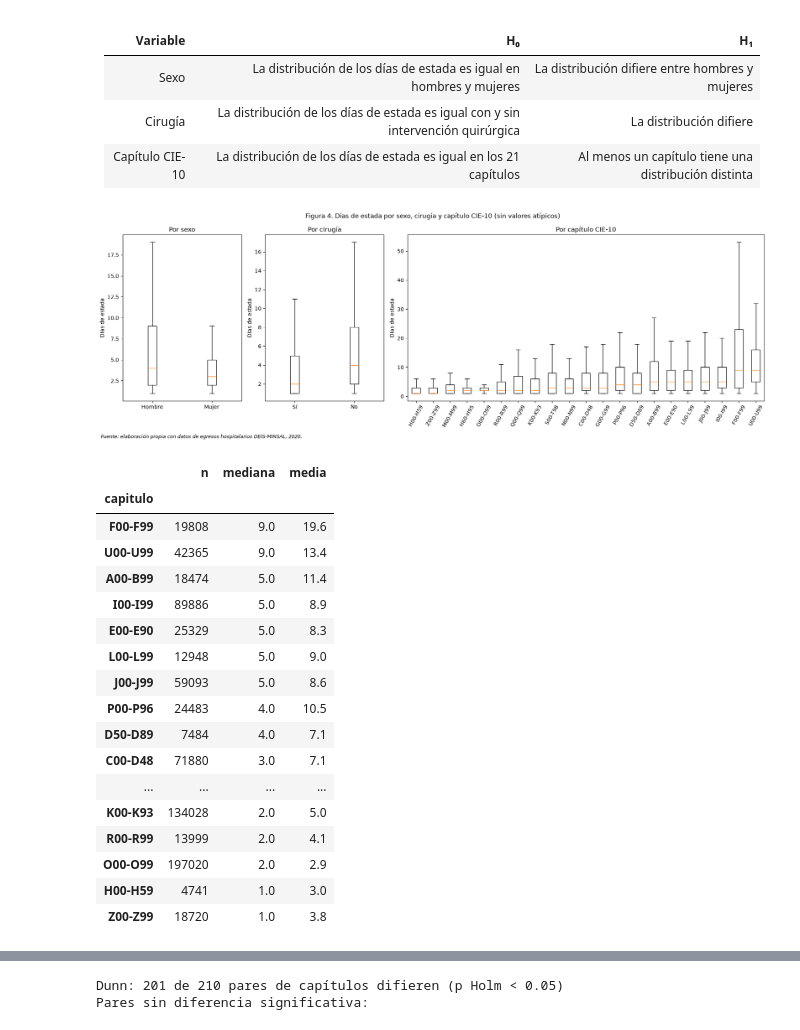
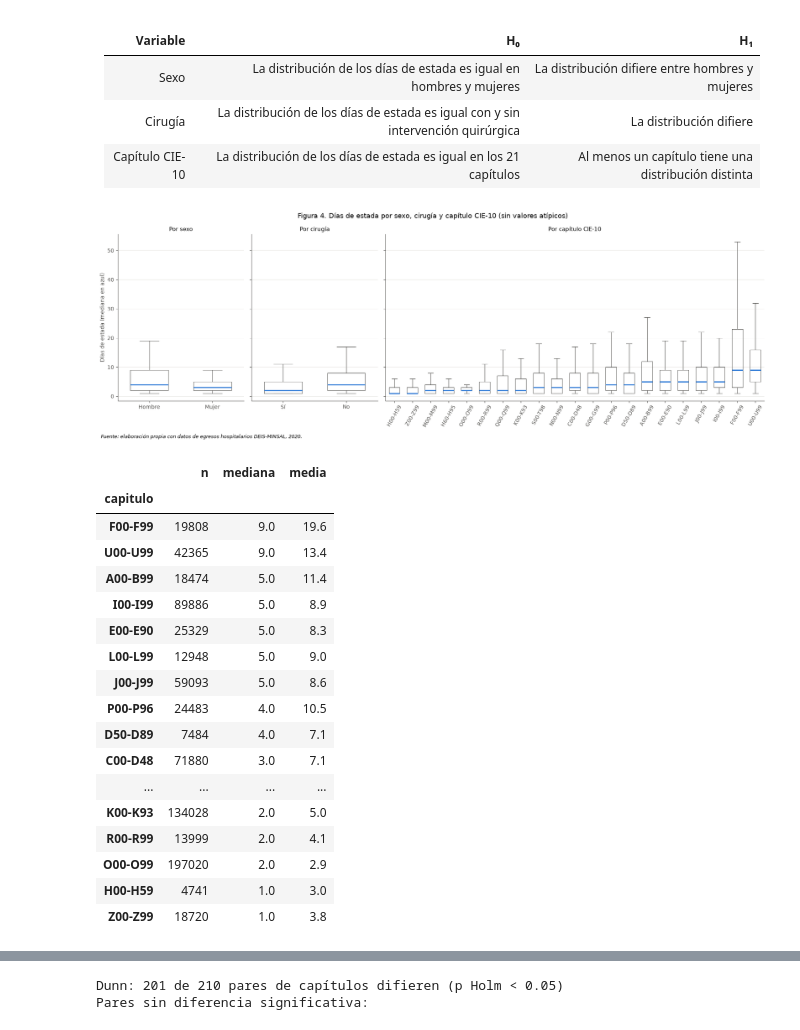
Before and after one commit to Francogogo/Analisis-de-datos-PROYECTO-, a Jupyter notebook: avance1.ipynb, the cells around one changed output, grey strips where cells are left out. Drawn from its saved outputs; the diff is of its cells as text; code cells hidden in the pictures.

```diff
--- a/avance1.ipynb
+++ b/avance1.ipynb
@@ -162,6 +162,14 @@ ALPHA = 0.05
 rng = np.random.default_rng(2026)
 DATA = Path("data/raw")
 FUENTE = "Fuente: elaboración propia con datos de egresos hospitalarios DEIS-MINSAL, 2020."
+
+AZUL, GRIS, GRIS_TEXTO = "#2a78d6", "#c9c8c3", "#52514e"
+plt.rcParams.update({
+    "axes.spines.top": False, "axes.spines.right": False, "axes.edgecolor": GRIS_TEXTO, "axes.linewidth": 0.8,
+    "axes.grid": True, "axes.grid.axis": "y", "axes.axisbelow": True, "grid.color": "#e5e4e0", "grid.linewidth": 0.6,
+    "axes.labelcolor": GRIS_TEXTO, "xtick.color": GRIS_TEXTO, "ytick.color": GRIS_TEXTO,
+    "axes.titlesize": 11, "figure.titlesize": 13,
+})
 
 def miles(n):
     return f"{n:,}".replace(",", ".")
@@ -244,10 +252,12 @@ tabla_normalidad = pd.DataFrame([normalidad(df["dias_estada"], "dias_estada"),
                                  normalidad(df["edad"], "edad")])
 
 fig, ax = plt.subplots(2, 2, figsize=(12, 8))
-ax[0, 0].hist(df["dias_estada"].clip(upper=60), bins=60, color="#4C72B0")
-ax[0, 0].set_title("Histograma: días de estada (recortado en 60)")
+sobre_60 = (df["dias_estada"] > 60).mean()
+ax[0, 0].hist(df["dias_estada"], bins=np.arange(0.5, 61.5), color=AZUL, edgecolor="white", linewidth=0.3)
+ax[0, 0].set_title(f"Días de estada (hasta 60; el {100 * sobre_60:.1f} % supera 60)".replace(".", ","))
 ax[0, 0].set_xlabel("Días de estada"); ax[0, 0].set_ylabel("Egresos")
-df["tramo_edad"].value_counts(sort=False).plot(kind="bar", ax=ax[0, 1], color="#4C72B0", width=0.9)
+conteo_edad = df["tramo_edad"].value_counts(sort=False)
+ax[0, 1].bar(conteo_edad.index.astype(str), conteo_edad.values, color=AZUL, width=0.85)
 ax[0, 1].set_title("Egresos por tramo de edad")
 ax[0, 1].set_xlabel("Tramo de edad (años)"); ax[0, 1].set_ylabel("Egresos")
 plt.setp(ax[0, 1].get_xticklabels(), rotation=45, ha="right")
@@ -256,6 +266,9 @@ ax[1, 0].set_title("Q-Q normal: días de estada")
 stats.probplot(rng.choice(df["edad"].values, 5000, replace=False), plot=ax[1, 1])
 ax[1, 1].set_title("Q-Q normal: edad")
 for a_ in ax[1]:
+    puntos, recta = a_.get_lines()
+    puntos.set(marker="o", markersize=2.5, markerfacecolor=AZUL, markeredgecolor="none", alpha=0.5)
+    recta.set(color=GRIS_TEXTO, linewidth=1.2)
     a_.set_xlabel("Cuantiles teóricos (normal)"); a_.set_ylabel("Valores observados")
 fig.suptitle("Figura 2. Histogramas y gráficos Q-Q de los días de estada y la edad")
 fig.tight_layout(); fuente(fig); plt.show()
@@ -335,39 +352,42 @@ Hipótesis (α = 0,05):
 NOMBRE = {"tramo_edad": "tramo de edad", "sexo": "sexo", "cirugia": "cirugía", "capitulo": "capítulo CIE-10"}
 
 def mann_whitney(var, a, b):
     xa = df.loc[df[var] == a, "dias_estada"]; xb = df.loc[df[var] == b, "dias_estada"]
     u = stats.mannwhitneyu(xa, xb, alternative="two-sided")
     r = 2 * u.statistic / (len(xa) * len(xb)) - 1  # correlación biserial de rangos
     return {"Variable": var, "Grupos": f"{a} / {b}", "n": f"{miles(len(xa))} / {miles(len(xb))}",
             "Mediana": f"{xa.median():.0f} / {xb.median():.0f}", "Prueba": "Mann-Whitney U",
             "Estadístico": u.statistic, "p": u.pvalue, "Efecto": f"r = {r:.3f}", "Decisión": decision(u.pvalue)}
 
 grupos_cap = [g["dias_estada"].values for _, g in df.groupby("capitulo")]
 kw = stats.kruskal(*grupos_cap)
 eps2 = kw.statistic / (len(df) - 1)
 tabla_num_cat = pd.DataFrame([
     mann_whitney("sexo", "Hombre", "Mujer"),
     mann_whitney("cirugia", "Sí", "No"),
     {"Variable": "capitulo", "Grupos": f"{len(grupos_cap)} capítulos", "n": miles(len(df)), "Mediana": "ver tabla",
      "Prueba": "Kruskal-Wallis H", "Estadístico": kw.statistic, "p": kw.pvalue, "Efecto": f"ε² = {eps2:.3f}",
      "Decisión": decision(kw.pvalue)},
 ])
 
-fig, ax = plt.subplots(1, 3, figsize=(18, 6), gridspec_kw={"width_ratios": [1, 1, 3]})
+CAJA = dict(showfliers=False, widths=0.6, medianprops=dict(color=AZUL, linewidth=2),
+            boxprops=dict(color=GRIS_TEXTO, linewidth=0.8), whiskerprops=dict(color=GRIS_TEXTO, linewidth=0.8),
+            capprops=dict(color=GRIS_TEXTO, linewidth=0.8))
+fig, ax = plt.subplots(1, 3, figsize=(18, 6), sharey=True, gridspec_kw={"width_ratios": [1, 1, 3]})
 for a_, var, orden in [(ax[0], "sexo", ["Hombre", "Mujer"]), (ax[1], "cirugia", ["Sí", "No"])]:
-    a_.boxplot([df.loc[df[var] == o, "dias_estada"] for o in orden], tick_labels=orden, showfliers=False)
-    a_.set_title(f"Por {NOMBRE[var]}"); a_.set_ylabel("Días de estada")
+    a_.boxplot([df.loc[df[var] == o, "dias_estada"] for o in orden], tick_labels=orden, **CAJA)
+    a_.set_title(f"Por {NOMBRE[var]}")
 orden_cap = df.groupby("capitulo")["dias_estada"].median().sort_values().index
-ax[2].boxplot([df.loc[df["capitulo"] == c, "dias_estada"] for c in orden_cap], tick_labels=orden_cap, showfliers=False)
-ax[2].tick_params(axis="x", rotation=60); ax[2].set_title("Por capítulo CIE-10"); ax[2].set_ylabel("Días de estada")
+ax[2].boxplot([df.loc[df["capitulo"] == c, "dias_estada"] for c in orden_cap], tick_labels=orden_cap, **CAJA)
+ax[0].set_ylabel("Días de estada (mediana en azul)"); ax[2].tick_params(axis="x", rotation=60); ax[2].set_title("Por capítulo CIE-10")
 fig.suptitle("Figura 4. Días de estada por sexo, cirugía y capítulo CIE-10 (sin valores atípicos)")
 fig.tight_layout(); fuente(fig); plt.show()
 
 display(df.groupby("capitulo")["dias_estada"].agg(n="size", mediana="median", media="mean")
         .sort_values("mediana", ascending=False).round(1))
 tabla_num_cat
 # %% [output]
-[figure, old version]
+[figure, new version]
 |  | n | mediana | media |
 | capitulo |  |  |  |
 | F00-F99 | 19808 | 9.0 | 19.6 |
```
Also changed, not shown: parts of 3 cells of this notebook.
